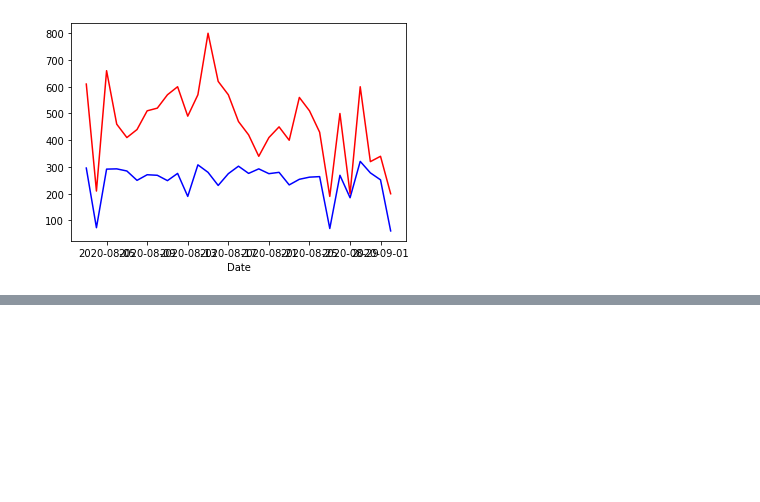
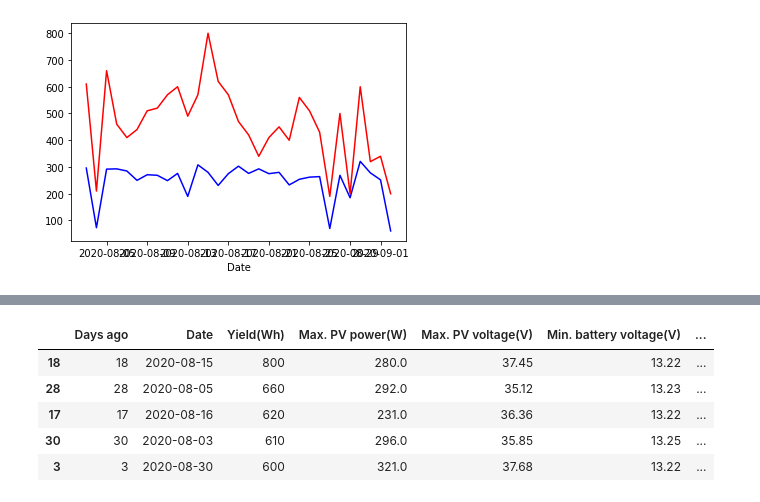
Before and after one commit to rogeramitchell/solar-panel-forecast, a Jupyter notebook: Exploring Data Graphically.ipynb, the cells around one changed output, grey strips where cells are left out. Saved outputs shown, nothing was run; the diff lists cells and outputs as text; code cells hidden in the pictures; blank space fills up the shorter version.

Commit message:
capturing weather data manually from wunderground, looking at top 5 high/low days

```diff
--- a/Exploring Data Graphically.ipynb
+++ b/Exploring Data Graphically.ipynb
@@ -69,0 +74,10 @@ plt.show()
+# %%
+# top 5 yields
+data.sort_values(by='Yield(Wh)', ascending=False).head(5)
+# %% [output]
+|  | Days ago | Date | Yield(Wh) | Max. PV power(W) | Max. PV voltage(V) | Min. battery voltage(V) | ... |
+| 18 | 18 | 2020-08-15 | 800 | 280.0 | 37.45 | 13.22 | ... |
+| 28 | 28 | 2020-08-05 | 660 | 292.0 | 35.12 | 13.23 | ... |
+| 17 | 17 | 2020-08-16 | 620 | 231.0 | 36.36 | 13.22 | ... |
+| 30 | 30 | 2020-08-03 | 610 | 296.0 | 35.85 | 13.25 | ... |
+| 3 | 3 | 2020-08-30 | 600 | 321.0 | 37.68 | 13.22 | ... |
```
Also changed, not shown: parts of 2 cells of this notebook, 1 other file.
